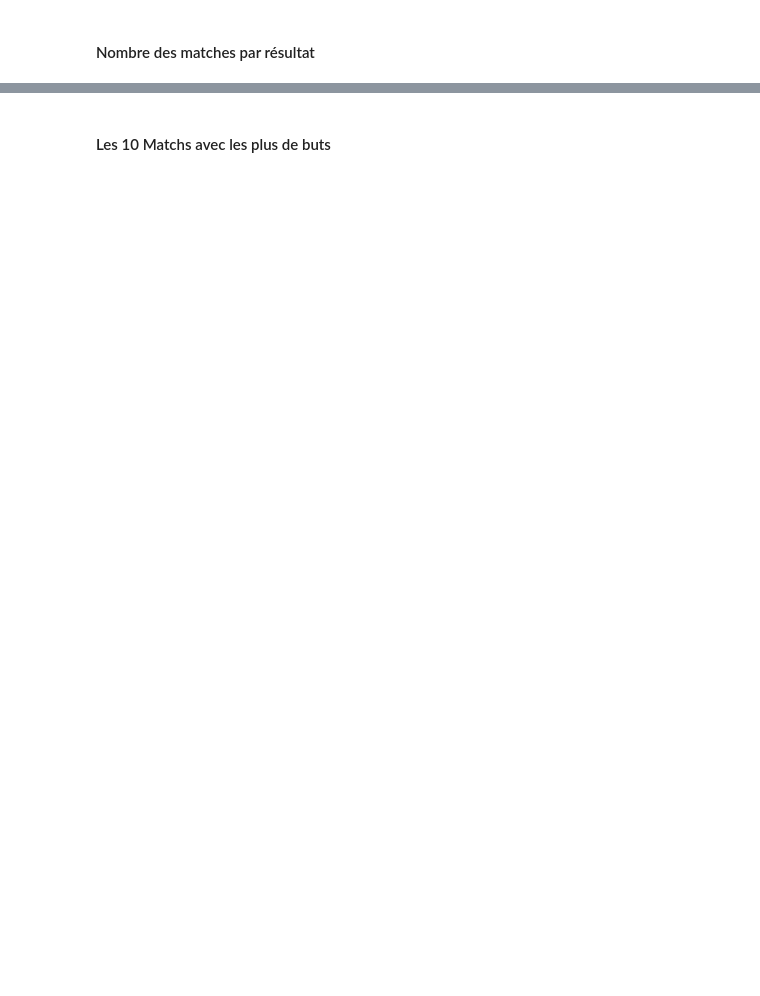
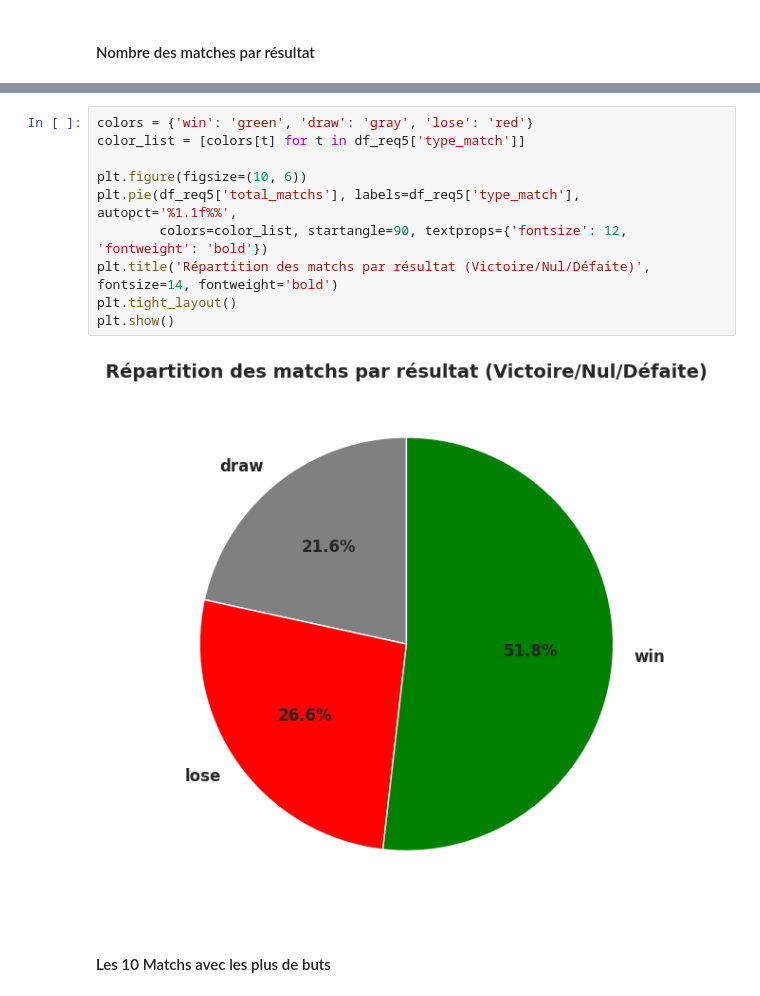
Before and after one commit to Simplon-DE-P1-2025/Brief-2-ETL-de-donn-es-footballistiques-Wickets-Sprinters, a Jupyter notebook: src/eda/eda_kaouter.ipynb, the cells around one changed output, grey strips where cells are left out. Cells and saved outputs as stored; diff of their text form; blank space fills up the shorter version.

```diff
--- a/src/eda/eda_kaouter.ipynb
+++ b/src/eda/eda_kaouter.ipynb
@@ -265,3 +378,15 @@ df_req4
+# %%
+colors = {'win': 'green', 'draw': 'gray', 'lose': 'red'}
+color_list = [colors[t] for t in df_req5['type_match']]
+
+plt.figure(figsize=(10, 6))
+plt.pie(df_req5['total_matchs'], labels=df_req5['type_match'], autopct='%1.1f%%',
+        colors=color_list, startangle=90, textprops={'fontsize': 12, 'fontweight': 'bold'})
+plt.title('Répartition des matchs par résultat (Victoire/Nul/Défaite)', fontsize=14, fontweight='bold')
+plt.tight_layout()
+plt.show()
+# %% [output]
+[figure, added]
 # %% [markdown]
 #### Les 10 Matchs avec les plus de buts
 # %%
```
Also changed, not shown: parts of 14 cells of this notebook.
